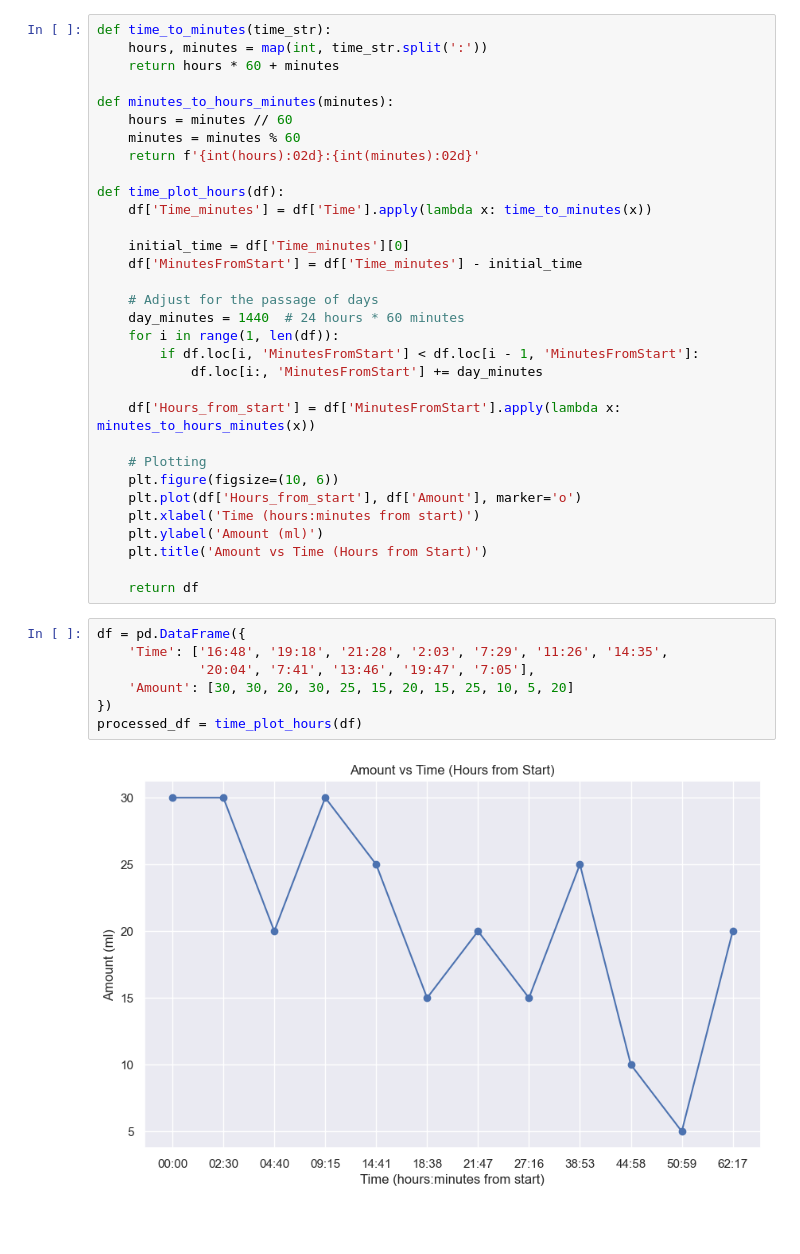
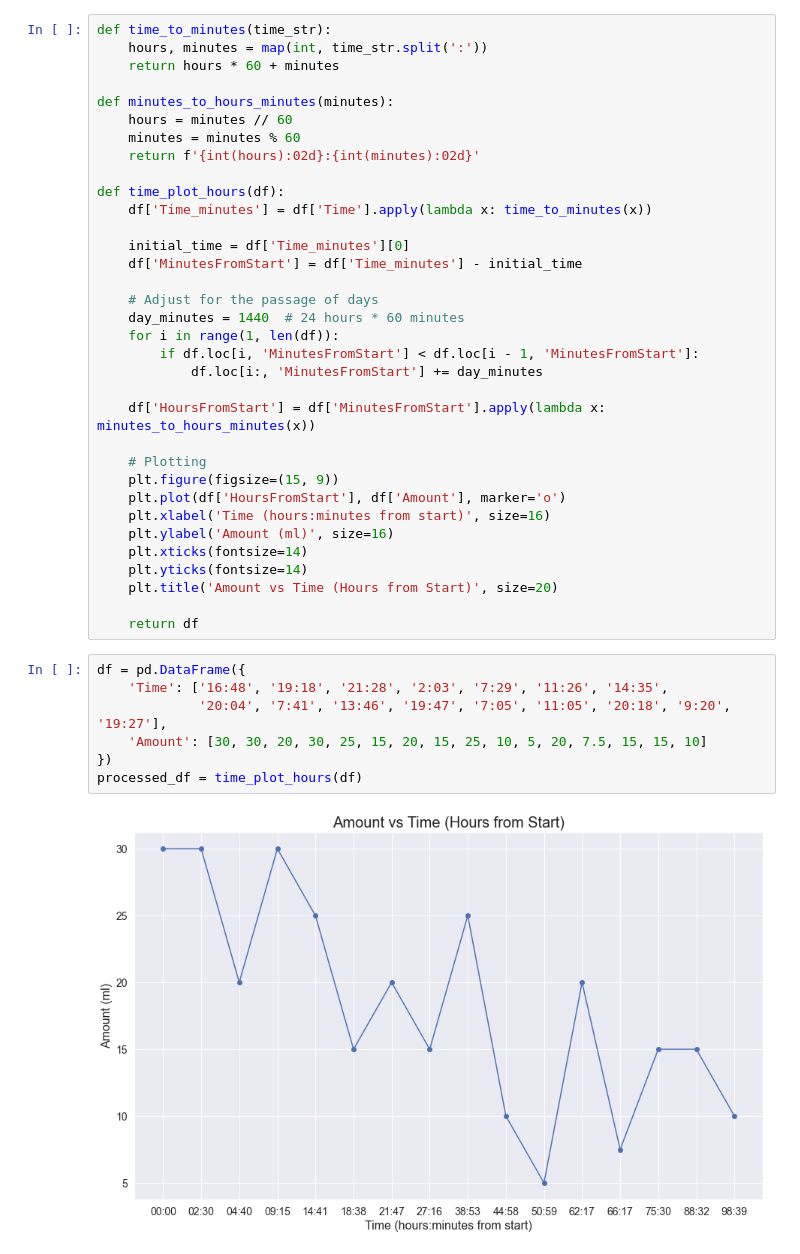
Before and after one commit to Martinmejia/clinic_data, a Jupyter notebook: CD_today.ipynb, the cells around one changed output. Saved outputs shown, nothing was run; the diff lists cells and outputs as text; blank space fills up the shorter version.

```diff
--- a/CD_today.ipynb
+++ b/CD_today.ipynb
@@ -33,22 +33,24 @@ def time_plot_hours(df):
         if df.loc[i, 'MinutesFromStart'] < df.loc[i - 1, 'MinutesFromStart']:
             df.loc[i:, 'MinutesFromStart'] += day_minutes
 
-    df['Hours_from_start'] = df['MinutesFromStart'].apply(lambda x: minutes_to_hours_minutes(x))
+    df['HoursFromStart'] = df['MinutesFromStart'].apply(lambda x: minutes_to_hours_minutes(x))
 
     # Plotting
-    plt.figure(figsize=(10, 6))
-    plt.plot(df['Hours_from_start'], df['Amount'], marker='o')
-    plt.xlabel('Time (hours:minutes from start)')
-    plt.ylabel('Amount (ml)')
-    plt.title('Amount vs Time (Hours from Start)')
+    plt.figure(figsize=(15, 9))
+    plt.plot(df['HoursFromStart'], df['Amount'], marker='o')
+    plt.xlabel('Time (hours:minutes from start)', size=16)
+    plt.ylabel('Amount (ml)', size=16)
+    plt.xticks(fontsize=14)
+    plt.yticks(fontsize=14)
+    plt.title('Amount vs Time (Hours from Start)', size=20)
 
     return df
 # %%
 df = pd.DataFrame({
     'Time': ['16:48', '19:18', '21:28', '2:03', '7:29', '11:26', '14:35',
-             '20:04', '7:41', '13:46', '19:47', '7:05'],
-    'Amount': [30, 30, 20, 30, 25, 15, 20, 15, 25, 10, 5, 20]
+             '20:04', '7:41', '13:46', '19:47', '7:05', '11:05', '20:18', '9:20', '19:27'],
+    'Amount': [30, 30, 20, 30, 25, 15, 20, 15, 25, 10, 5, 20, 7.5, 15, 15, 10]
 })
 processed_df = time_plot_hours(df)
 # %% [output]
-[figure, old version]
+[figure, new version]
```
Also changed, not shown: parts of 3 cells of this notebook.
